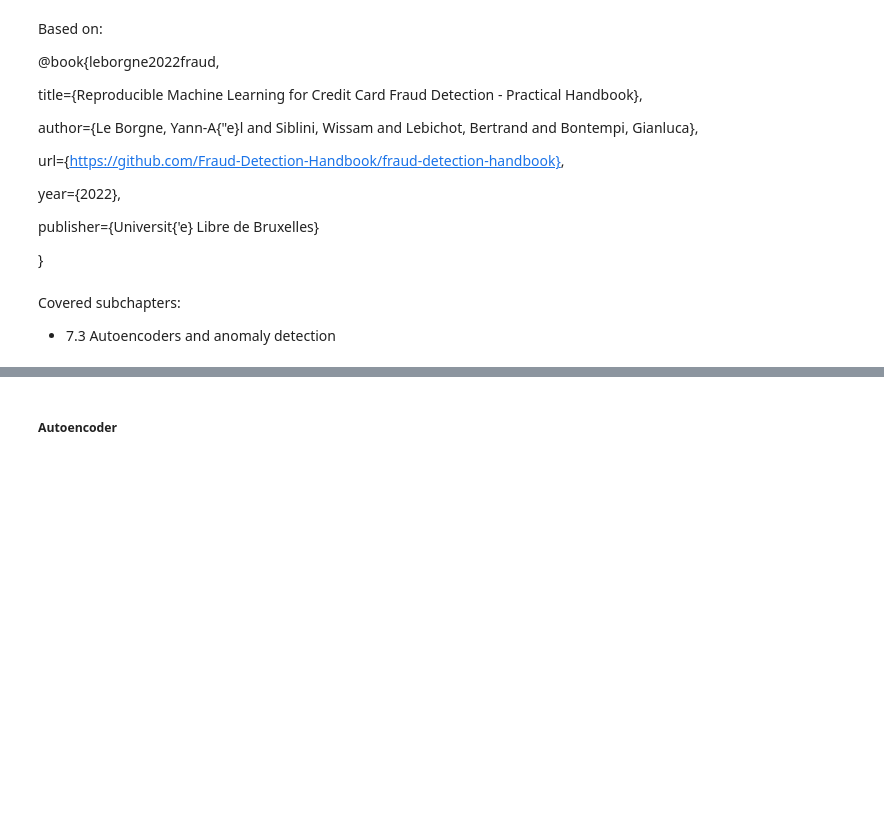
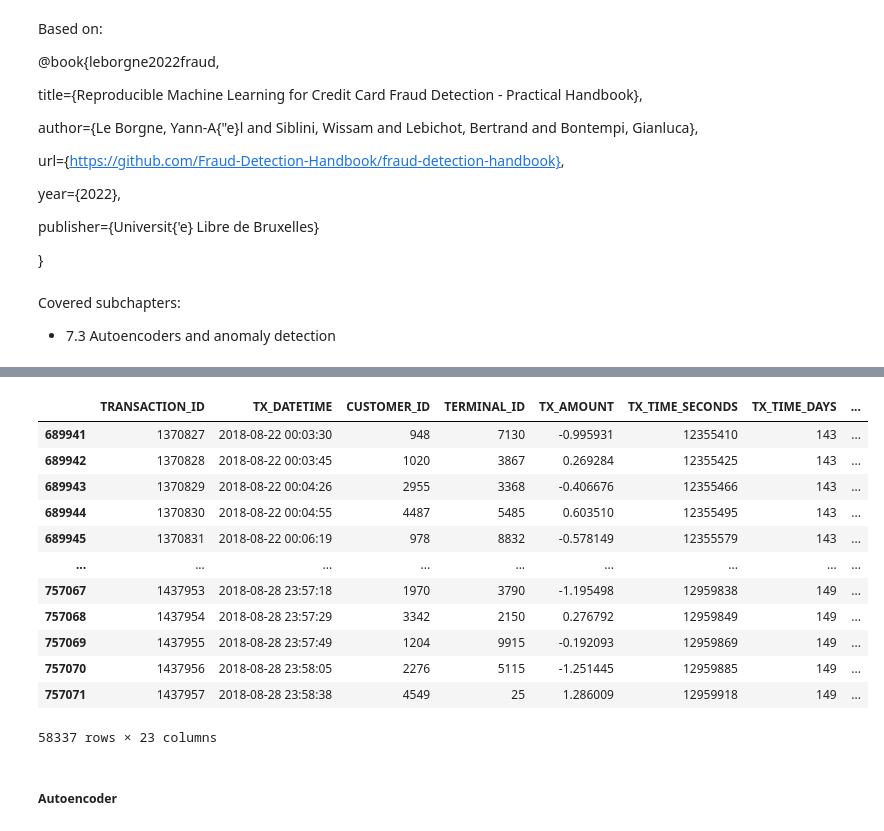
Before and after one commit to MarcinChamera/mgr-anomaly-ts-xai, a Jupyter notebook: handbook/handbook_testing_7-chapter_7_3.ipynb, the cells around one changed output, grey strips where cells are left out. Drawn from its saved outputs; the diff is of its cells as text; code cells hidden in the pictures; blank space fills up the shorter version.

```diff
--- a/handbook_testing_7.ipynb
+++ b/handbook/handbook_testing_7-chapter_7_3.ipynb
@@ -65,11 +65,27 @@ delta_valid = delta_test
 
 start_date_training_with_valid = start_date_training+datetime.timedelta(days=-(delta_delay+delta_valid))
 
-(train_df, valid_df)=get_train_test_set(transactions_df,start_date_training_with_valid,
+(train_df, valid_df)=get_train_test_set(transactions_df,start_date_training+datetime.timedelta(days=delta_train+delta_delay),
                                        delta_train=delta_train,delta_delay=delta_delay,delta_test=delta_test)
 
 # By default, scales input data
 (train_df, valid_df)=scaleData(train_df, valid_df,input_features)
+# %%
+valid_df
+# %% [output]
+|  | TRANSACTION_ID | TX_DATETIME | CUSTOMER_ID | TERMINAL_ID | TX_AMOUNT | TX_TIME_SECONDS | TX_TIME_DAYS | ... |
+| 689941 | 1370827 | 2018-08-22 00:03:30 | 948 | 7130 | -0.995931 | 12355410 | 143 | ... |
+| 689942 | 1370828 | 2018-08-22 00:03:45 | 1020 | 3867 | 0.269284 | 12355425 | 143 | ... |
+| 689943 | 1370829 | 2018-08-22 00:04:26 | 2955 | 3368 | -0.406676 | 12355466 | 143 | ... |
+| 689944 | 1370830 | 2018-08-22 00:04:55 | 4487 | 5485 | 0.603510 | 12355495 | 143 | ... |
+| 689945 | 1370831 | 2018-08-22 00:06:19 | 978 | 8832 | -0.578149 | 12355579 | 143 | ... |
+| ... | ... | ... | ... | ... | ... | ... | ... | ... |
+| 757067 | 1437953 | 2018-08-28 23:57:18 | 1970 | 3790 | -1.195498 | 12959838 | 149 | ... |
+| 757068 | 1437954 | 2018-08-28 23:57:29 | 3342 | 2150 | 0.276792 | 12959849 | 149 | ... |
+| 757069 | 1437955 | 2018-08-28 23:57:49 | 1204 | 9915 | -0.192093 | 12959869 | 149 | ... |
+| 757070 | 1437956 | 2018-08-28 23:58:05 | 2276 | 5115 | -1.251445 | 12959885 | 149 | ... |
+| 757071 | 1437957 | 2018-08-28 23:58:38 | 4549 | 25 | 1.286009 | 12959918 | 149 | ... |
+58337 rows × 23 columns
 # %% [markdown]
 ##### Autoencoder
 # %%
```
Also changed, not shown: parts of 10 cells of this notebook, 12 other files.
